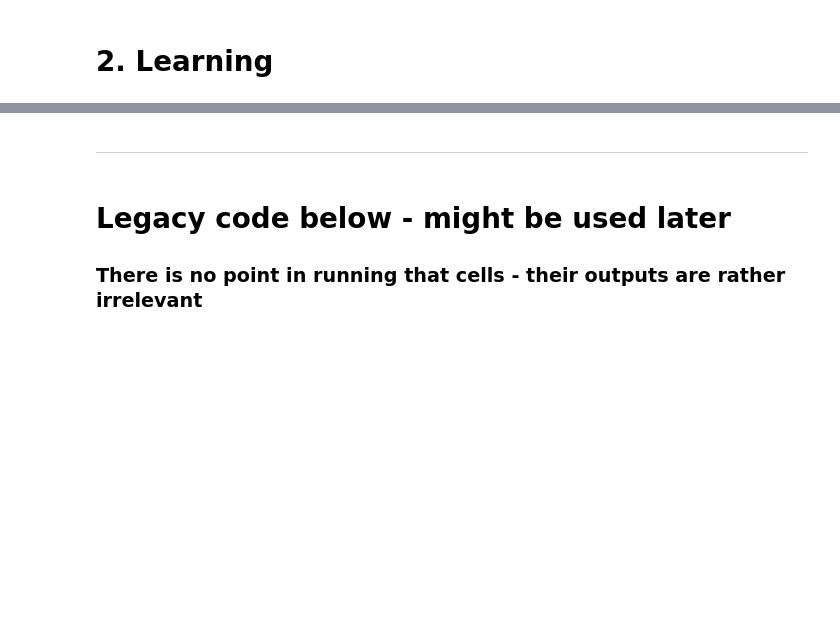
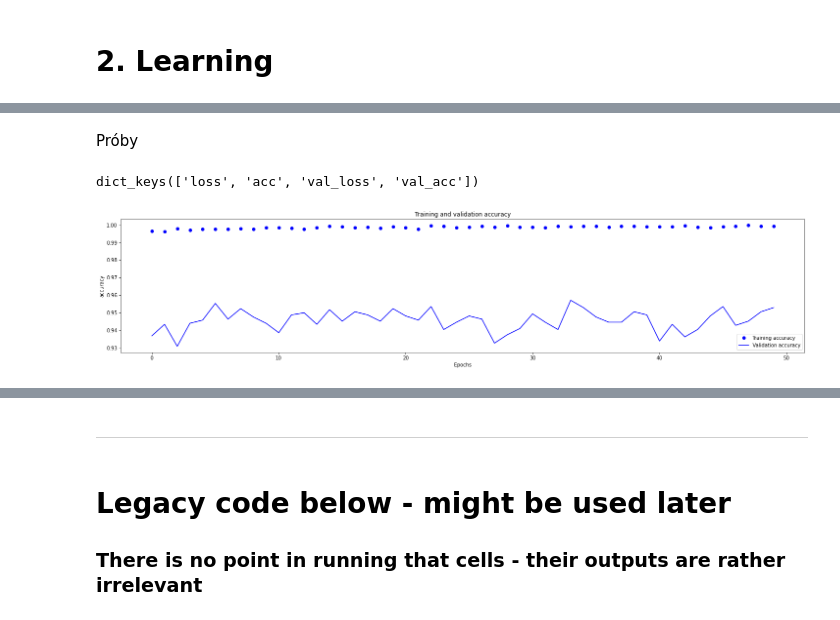
Before and after one commit to MarcinKozak005/Polish-Traffic-Signs-Recognition, a Jupyter notebook: PolishTrafficSignsRecognition.ipynb, the cells around one changed output, grey strips where cells are left out. Drawn from its saved outputs; the diff is of its cells as text; code cells hidden in the pictures; blank space fills up the shorter version.

```diff
--- a/PolishTrafficSignsRecognition.ipynb
+++ b/PolishTrafficSignsRecognition.ipynb
@@ -278,15 +337,9 @@ Total params: 95,978
 Trainable params: 95,978
 Non-trainable params: 0
 _________________________________________________________________
-# %%
-encoder = LabelBinarizer()
-y_aug_100_train_labels = encoder.fit_transform(y_aug_100_train)
-x_aug_100_train = np.array(x_aug_100_train).astype('float32')
-x_aug_100_train /= 255
-x_aug_100_train = x_aug_100_train.reshape(x_aug_100_train.shape[0],28,28,3)
 # %%
 model1.compile(optimizer='rmsprop',
                 loss='categorical_crossentropy',
                 metrics=['acc'])
 
-history1 = model1.fit(x_aug_100_train, y_aug_100_train_labels, epochs = 50)
+history1 = model1.fit(x_aug_100_train, y_aug_100_train_labels, batch_size = 50, epochs=50, validation_data=(x_aug_100_valid,y_aug_100_valid_labels))
@@ -292,0 +364,26 @@ history1 = model1.fit(x_aug_100_train, y_aug_100_train_labels, epochs = 50)
+# %% [markdown]
+Próby
+# %%
+def PlotTrainValComparison(val1, val2, value_measured):
+    plt.rcParams['figure.figsize'] = (25.0, 5.0) # set default size of plots
+    plt.clf()
+    epochs = range(len(val1))
+    plt.plot(epochs, val1, 'bo', label=f'Training {value_measured}')
+    plt.plot(epochs, val2, 'b', label=f'Validation {value_measured}')
+    plt.title(f'Training and validation {value_measured}')
+    plt.xlabel('Epochs')
+    plt.ylabel(f'{value_measured}')
+    plt.legend()
+    plt.show()
+# %%
+history1_dict = history1.history
+history1_dict.keys()
+# %% [output]
+dict_keys(['loss', 'acc', 'val_loss', 'val_acc'])
+# %%
+x1 = history1.history['acc']
+x2 = history1.history['val_acc']
+# %%
+PlotTrainValComparison(x1,x2, "accuracy")
+# %% [output]
+[figure, added]
```
Also changed, not shown: parts of 19 cells of this notebook, 1 other file.
